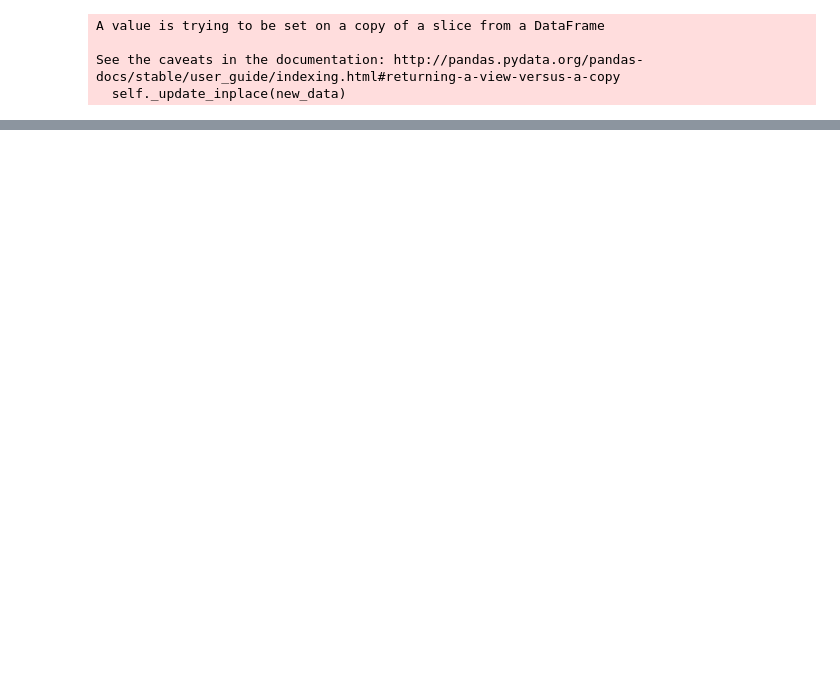
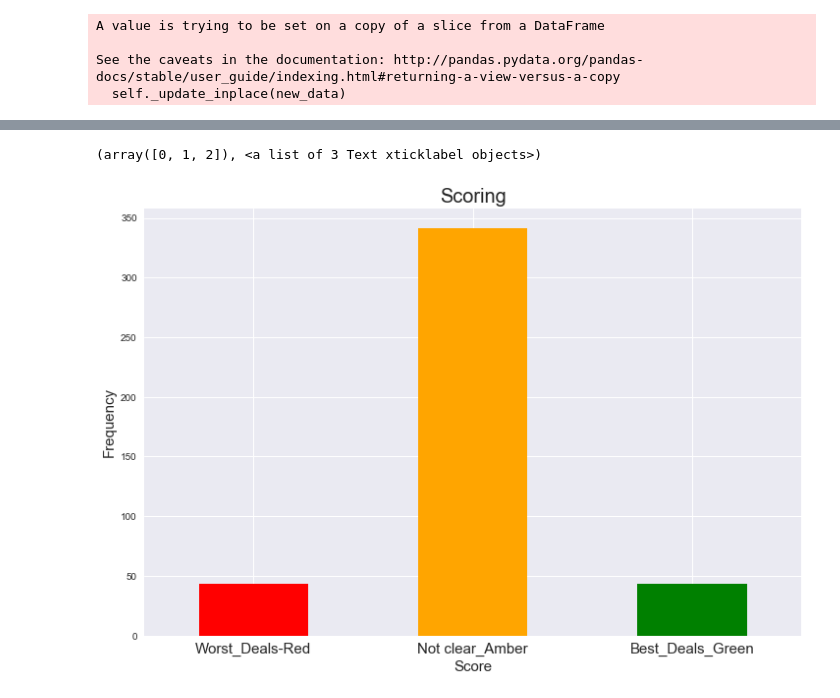
Before and after one commit to AMTORRES82/Udacity, a Jupyter notebook: Houses2.ipynb, the cells around one changed output, grey strips where cells are left out. Drawn from its saved outputs; the diff is of its cells as text; code cells hidden in the pictures; blank space fills up the shorter version.

```diff
--- a/Houses2.ipynb
+++ b/Houses2.ipynb
@@ -803,0 +734,16 @@ SaleCondition: Condition of sale
+# %%
+#PLOTTING THE CATEGORIES
+plt.figure(figsize=(12, 8))
+order = ['Red', 'Ambar', 'Green']
+ax=X_test_pred_ac['Score'].value_counts().reindex(order).plot(kind="bar",color=['r','orange','g'])
+
+
+
+plt.title('Scoring',fontsize=20)
+plt.xlabel('Score',fontsize=15)
+plt.ylabel('Frequency',fontsize=15)
+ax.set_xticklabels(['Worst_Deals-Red','Not clear_Amber','Best_Deals_Green'])
+plt.xticks(fontsize=15,rotation=0)
+# %% [output]
+(array([0, 1, 2]), <a list of 3 Text xticklabel objects>)
+[figure, added]
```
Also changed, not shown: parts of 25 cells of this notebook.
